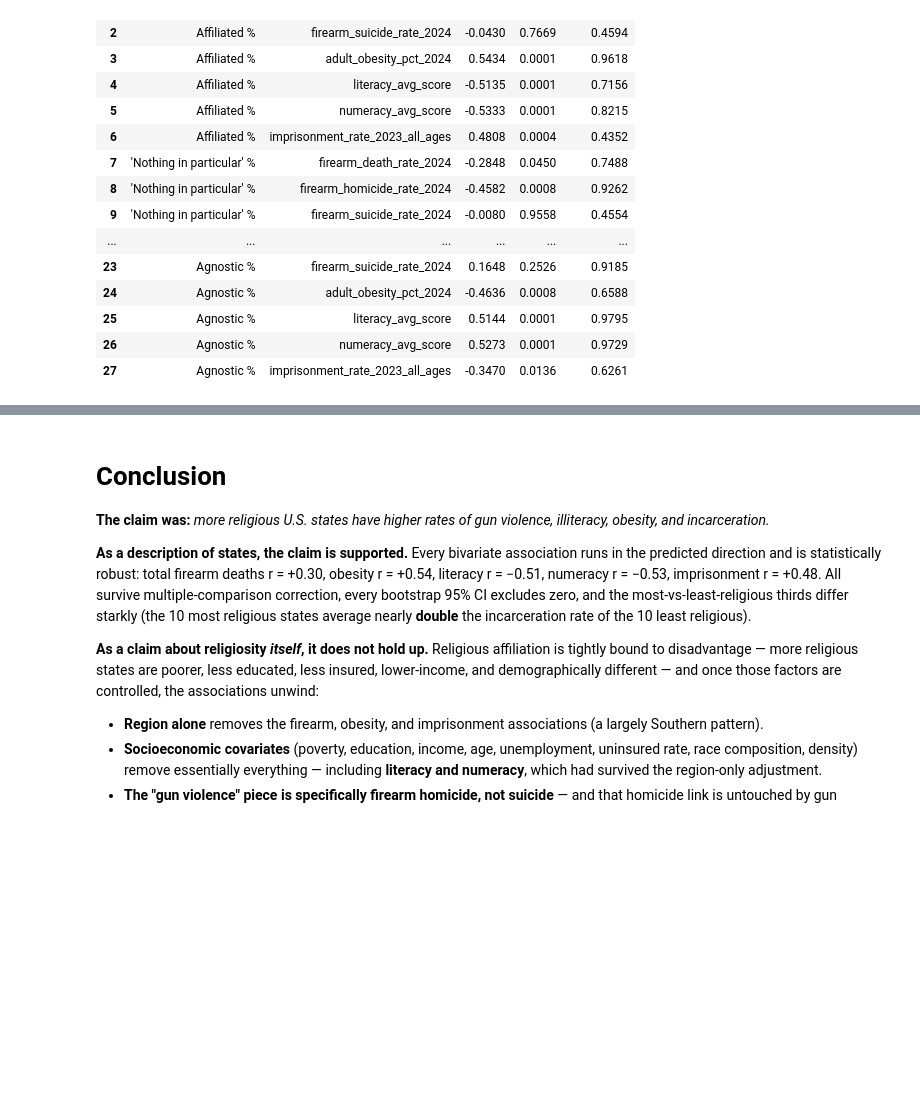
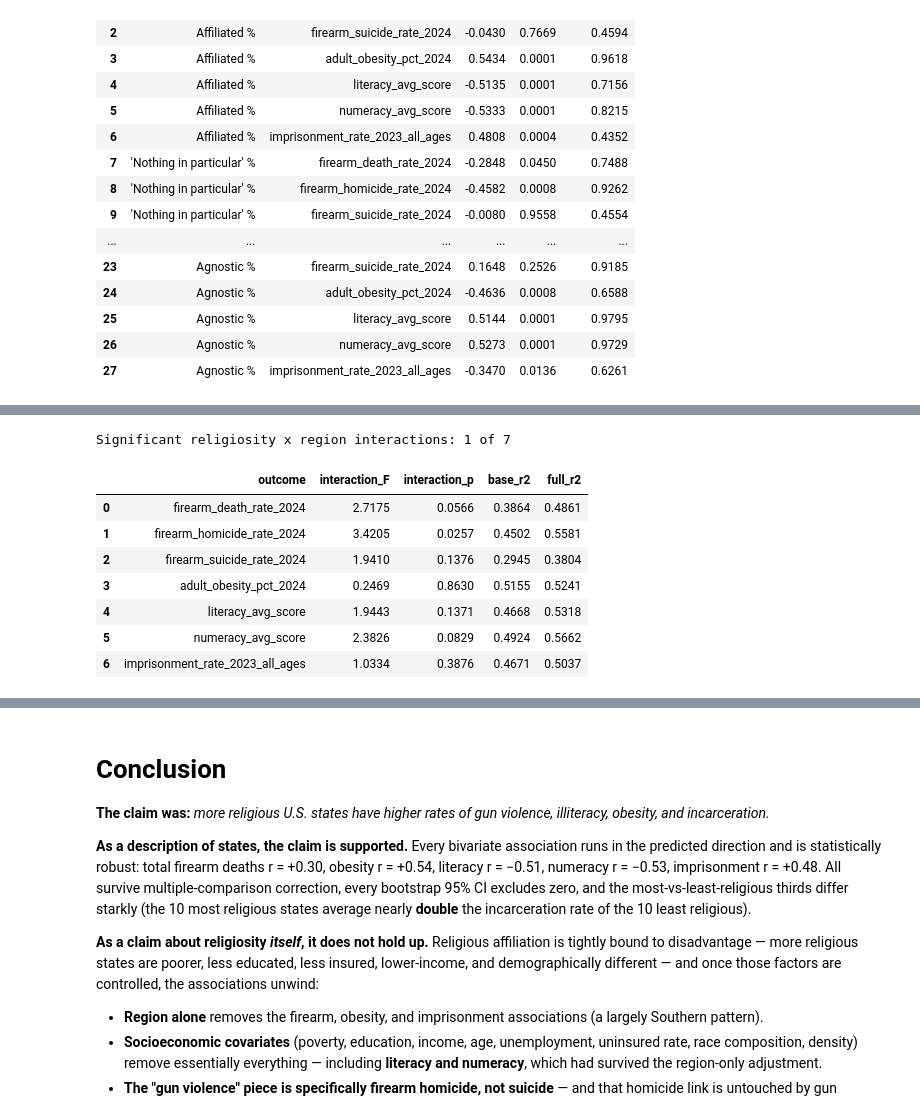
Before and after one commit to DiogoRibeiro7/religiosity-us-outcomes, a Jupyter notebook: notebooks/03_analyse_religiosity_outcomes.ipynb, the cells around one changed output, grey strips where cells are left out. Saved outputs shown, nothing was run; the diff lists cells and outputs as text; code cells hidden in the pictures; blank space fills up the shorter version.

```diff
--- a/notebooks/03_analyse_religiosity_outcomes.ipynb
+++ b/notebooks/03_analyse_religiosity_outcomes.ipynb
@@ -1122,0 +1175,31 @@ Across 28 measure x outcome combinations: 21 significant in the raw correlation,
+# %%
+from statsmodels.stats.anova import anova_lm
+
+inter_rows = []
+for o in EXT_OUTCOMES:
+    sub = panel[[o, PREDICTOR, "census_region"]].dropna()
+    base = smf.ols(f"{o} ~ {PREDICTOR} + C(census_region)", sub).fit()
+    full = smf.ols(f"{o} ~ {PREDICTOR} * C(census_region)", sub).fit()
+    av = anova_lm(base, full)
+    inter_rows.append({
+        "outcome": o,
+        "interaction_F": float(av["F"].iloc[-1]),
+        "interaction_p": float(av["Pr(>F)"].iloc[-1]),
+        "base_r2": float(base.rsquared),
+        "full_r2": float(full.rsquared),
+    })
+interactions = pd.DataFrame(inter_rows)
+interactions.to_csv(TABLES_DIR / "region_interactions.csv", index=False)
+n_sig = int((interactions["interaction_p"] < 0.05).sum())
+print(f"Significant religiosity x region interactions: {n_sig} of {len(interactions)}")
+interactions.round(4)
+# %% [output]
+Significant religiosity x region interactions: 1 of 7
+|  | outcome | interaction_F | interaction_p | base_r2 | full_r2 |
+| 0 | firearm_death_rate_2024 | 2.7175 | 0.0566 | 0.3864 | 0.4861 |
+| 1 | firearm_homicide_rate_2024 | 3.4205 | 0.0257 | 0.4502 | 0.5581 |
+| 2 | firearm_suicide_rate_2024 | 1.9410 | 0.1376 | 0.2945 | 0.3804 |
+| 3 | adult_obesity_pct_2024 | 0.2469 | 0.8630 | 0.5155 | 0.5241 |
+| 4 | literacy_avg_score | 1.9443 | 0.1371 | 0.4668 | 0.5318 |
+| 5 | numeracy_avg_score | 2.3826 | 0.0829 | 0.4924 | 0.5662 |
+| 6 | imprisonment_rate_2023_all_ages | 1.0334 | 0.3876 | 0.4671 | 0.5037 |
```
Also changed, not shown: parts of 10 cells of this notebook, 7 other files.
